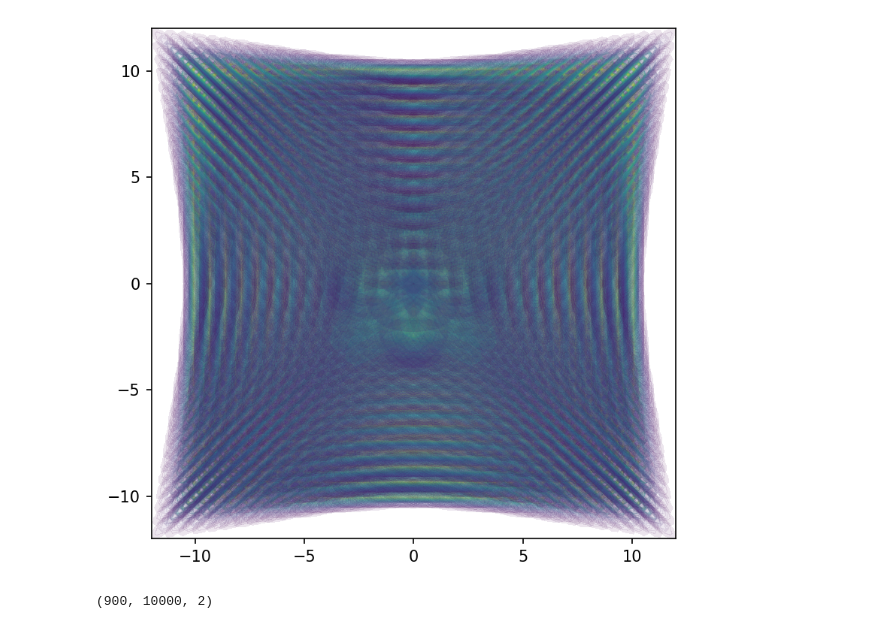
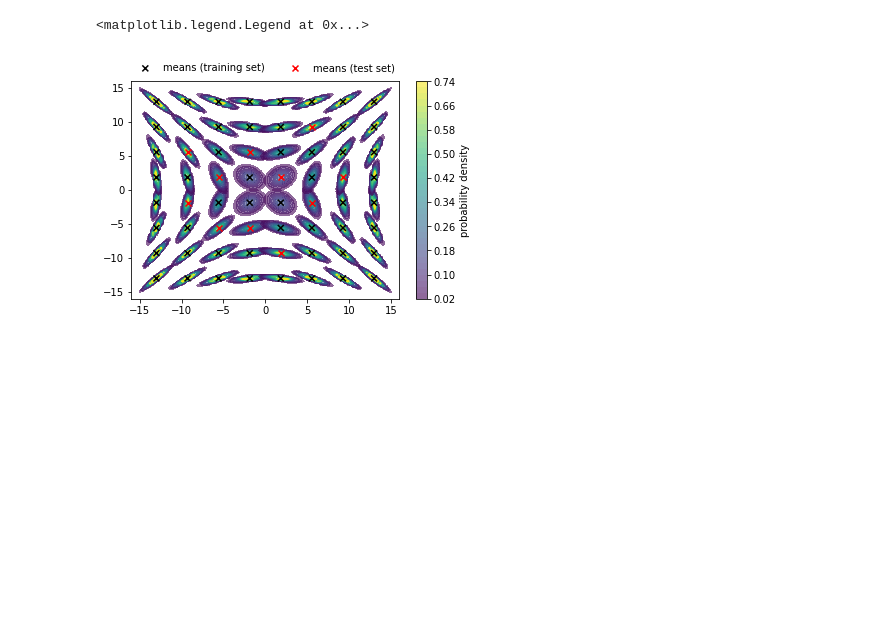
Before and after one commit to phinate/flow-interpolation, a Jupyter notebook: toy_problem.ipynb, the cells around one changed output. Saved outputs shown, nothing was run; the diff lists cells and outputs as text; code cells hidden in the pictures; blank space fills up the shorter version.

Commit message:
training

```diff
--- a/toy_problem.ipynb
+++ b/toy_problem.ipynb
@@ -17,43 +27,68 @@ def TT(s):
 # %%
 
 def xy_pairs(nx, ny, span):
     size = nx, ny
     x_grid = jnp.linspace(-span, span, nx)
     y_grid = jnp.linspace(-span, span, ny)
     xx, yy = jnp.meshgrid(x_grid, y_grid)
     return jnp.hstack((xx.reshape(-1,1), yy.reshape(-1,1))), size, xx, yy
 
-val = 12
+val = 16
 xy_pairs_eval, grid_size, xx, yy = xy_pairs(100,100, val)
-means, g, xx2, yy2 = xy_pairs(30,30, 10)
+num_means = 8
+means, g, xx2, yy2 = xy_pairs(num_means,num_means, 13)
 covs = TT(means)
 
 def gaussian_2d_pdf(eval_points, mean, cov):
     return jsp.stats.multivariate_normal.pdf(eval_points, mean=mean, cov=cov)
 
 vmapped_pdf = jax.vmap(gaussian_2d_pdf, in_axes=(None, 0, 0))
 
 # covs = jnp.array([[[1, 0],[3,3]] for _ in means])
 pdfs = vmapped_pdf(xy_pairs_eval, means, covs).reshape(len(means), *grid_size)
 
 fig, ax = plt.subplots()
-for pdf in pdfs:
-    step = 0.02
-    m = jnp.amax(pdf)
-    levels = jnp.arange(0.0, m, step) + step
-    ax.contourf(xx, yy, pdf,  alpha=0.1, cmap="viridis",levels=levels,)
-# ax.scatter(xx2, yy2)
+
+step = 0.02
+m = jnp.amax(pdfs[int(len(pdfs) / 2 - num_means/4)])
+levels = jnp.arange(0.0, m, step) + step
+for i,pdf in enumerate(pdfs):
+    a = ax.contourf(xx, yy, pdf,  alpha=0.6, cmap='viridis',levels=levels)
+
+inner_means = means.reshape(num_means, num_means, 2)[1:-1, 1:-1, :].reshape(-1, 2)
+# idxs = rng.choice(len(inner_means), size=int(len(inner_means)/3), replace=False)
+test = [[-5.5714287757873535, 1.8571434020996094],
+ [1.8571434020996094, -9.285714149475098],
+ [-1.8571422100067139, -5.5714287757873535],
+ [-1.8571422100067139, 5.57142972946167],
+ [1.8571434020996094, 1.8571434020996094],
+ [5.57142972946167, -1.8571422100067139],
+ [-5.5714287757873535, -5.5714287757873535],
+ [-9.285714149475098, 5.57142972946167],
+ [5.57142972946167, 9.285715103149414],
+ [9.285715103149414, 1.8571434020996094],
+ [-9.285714149475098, -1.8571422100067139]]
+
+ax.scatter(xx2, yy2, marker='x', c=['None' if x in test else 'k' for x in means.tolist()], label ="means (training set)")
+ax.scatter(np.array(test)[:,0], np.array(test)[:,1], marker='x', c='r', label ="means (test set)")
+
+plt.colorbar(a, ax=ax, label="probability density")
+ax.legend(bbox_to_anchor=(0,1.02,1,0.2), loc="lower left",
+                mode="expand", borderaxespad=0, ncol=2, frameon=False)
+# ax.legend(loc="upper center", fancybox=True,);
 # %% [output]
+<matplotlib.legend.Legend at 0x...>
-[figure, old version]
+[figure, new version]
 # %%
 from jax.random import multivariate_normal, PRNGKey
+
+train_mask = jnp.array([x not in test for x in means.tolist()])
+train_context = means[train_mask]  # making this a variable for use later
 
 @jax.vmap
 def samples(mean, cov):
     return multivariate_normal(PRNGKey(0), mean, cov, shape=(10000,))
 
-samps = samples(means, covs)
-samps.shape
+train_samples = samples(train_context, covs[train_mask])
+assert train_samples.shape[0] == len(means) - len(test)
-# %% [output]
-(900, 10000, 2)
 # %%
```
Also changed, not shown: parts of 7 cells of this notebook, 1 other file.
